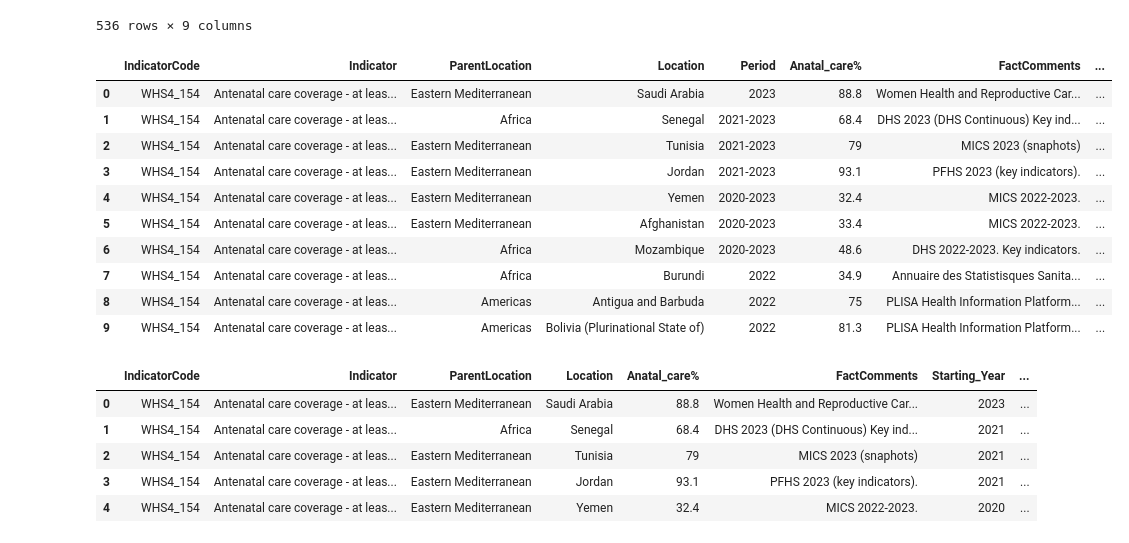
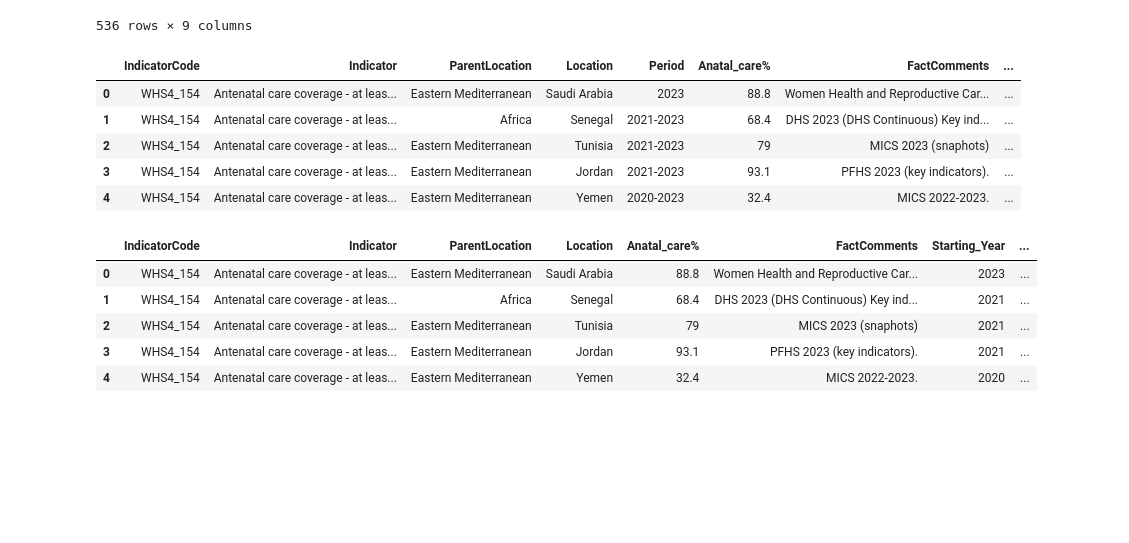
Before and after one commit to laurar9889/Project_3_Team_1, a Jupyter notebook: main_file.ipynb, the cells around one changed output. Saved outputs shown, nothing was run; the diff lists cells and outputs as text; code cells hidden in the pictures; blank space fills up the shorter version.

```diff
--- a/main_file.ipynb
+++ b/main_file.ipynb
@@ -998,20 +961,15 @@ cleaned_care_coverage_df[cleaned_care_coverage_df['Year_Ending'].isna()==1]
 # %%
 #IA# replacing null values by zero
 #Cleaned_Data['Year_Ending'] = Cleaned_Data['Year_Ending'].fillna(0)
 cleaned_care_coverage_df['Year_Ending'] = cleaned_care_coverage_df['Year_Ending'].fillna(cleaned_care_coverage_df['Starting_Year'])
-cleaned_care_coverage_df.head(10)
+cleaned_care_coverage_df.head(5)
 # %% [output]
 |  | IndicatorCode | Indicator | ParentLocation | Location | Period | Anatal_care% | FactComments | ... |
 | 0 | WHS4_154 | Antenatal care coverage - at leas... | Eastern Mediterranean | Saudi Arabia | 2023 | 88.8 | Women Health and Reproductive Car... | ... |
 | 1 | WHS4_154 | Antenatal care coverage - at leas... | Africa | Senegal | 2021-2023 | 68.4 | DHS 2023 (DHS Continuous) Key ind... | ... |
 | 2 | WHS4_154 | Antenatal care coverage - at leas... | Eastern Mediterranean | Tunisia | 2021-2023 | 79 | MICS 2023 (snaphots) | ... |
 | 3 | WHS4_154 | Antenatal care coverage - at leas... | Eastern Mediterranean | Jordan | 2021-2023 | 93.1 | PFHS 2023 (key indicators). | ... |
 | 4 | WHS4_154 | Antenatal care coverage - at leas... | Eastern Mediterranean | Yemen | 2020-2023 | 32.4 | MICS 2022-2023. | ... |
-| 5 | WHS4_154 | Antenatal care coverage - at leas... | Eastern Mediterranean | Afghanistan | 2020-2023 | 33.4 | MICS 2022-2023. | ... |
-| 6 | WHS4_154 | Antenatal care coverage - at leas... | Africa | Mozambique | 2020-2023 | 48.6 | DHS 2022-2023. Key indicators. | ... |
-| 7 | WHS4_154 | Antenatal care coverage - at leas... | Africa | Burundi | 2022 | 34.9 | Annuaire des Statistisques Sanita... | ... |
-| 8 | WHS4_154 | Antenatal care coverage - at leas... | Americas | Antigua and Barbuda | 2022 | 75 | PLISA Health Information Platform... | ... |
-| 9 | WHS4_154 | Antenatal care coverage - at leas... | Americas | Bolivia (Plurinational State of) | 2022 | 81.3 | PLISA Health Information Platform... | ... |
 # %%
 #IA#
 cleaned_care_coverage_df=cleaned_care_coverage_df.drop(['Period'],axis=1)
```
Also changed, not shown: parts of 22 cells of this notebook, 4 other files.
